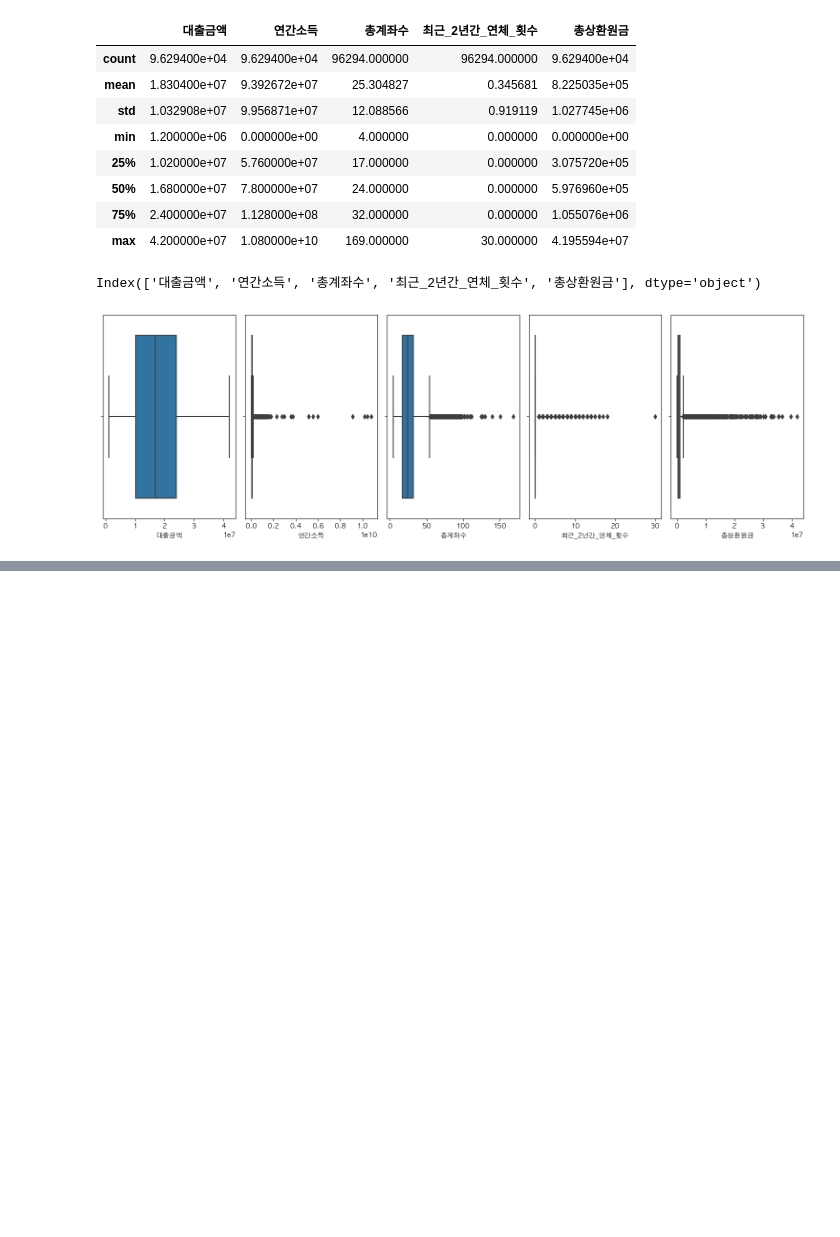
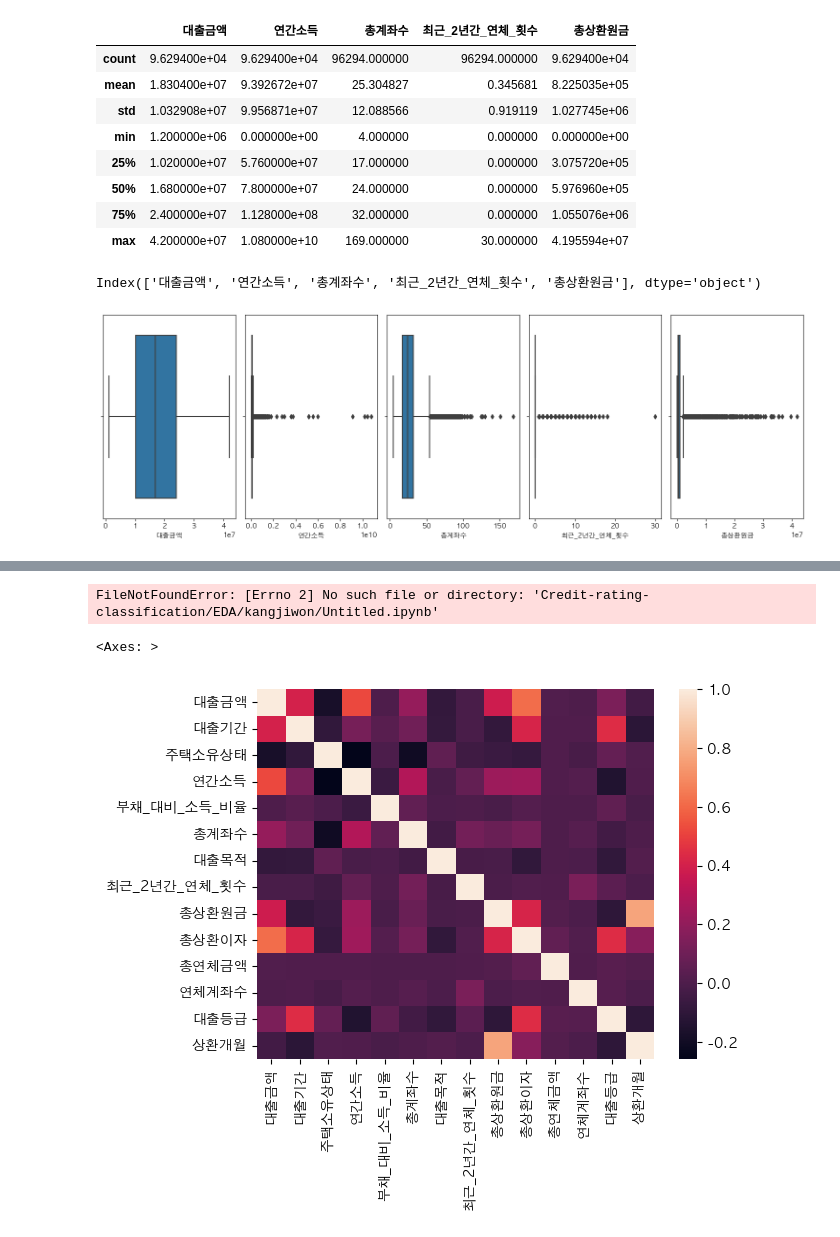
Before and after one commit to LgDNet/Credit-rating-classification, a Jupyter notebook: EDA/gy_analysis.ipynb, the cells around one changed output, grey strips where cells are left out. Cells and saved outputs as stored; diff of their text form; code cells hidden in the pictures; blank space fills up the shorter version.

```diff
--- a/EDA/gy_analysis.ipynb
+++ b/EDA/gy_analysis.ipynb
@@ -204,0 +503,19 @@ for col in numeric_col:
+# %%
+# df = pd.read_csv("EDA/gy_csv.csv")
+df = pd.read_csv("EDA/kangjiwon/Untitled.ipynb")
+
+# EDA/gy_csv.csv
+# ㅁㄴㅇㅁㄴㅇㅁㄴㅇㅁㄴㅇㅁㄴㅇㅁㄴㅇㅁㄴㅇㅁㄴㅇ/EDA/gy_csv.csv
+# %% [output]
+FileNotFoundError: [Errno 2] No such file or directory: 'Credit-rating-classification/EDA/kangjiwon/Untitled.ipynb'
+# %%
+df = df.drop("대출등급",axis = 1)
+# %%
+from sklearn.preprocessing import LabelEncoder
+le = LabelEncoder()
+df["대출등급"] = le.fit_transform(df["대출등급"])
+# %%
+sns.heatmap(df.corr())
+# %% [output]
+<Axes: >
+[figure, added]
```
Also changed, not shown: parts of 35 cells of this notebook, 1 other file.
